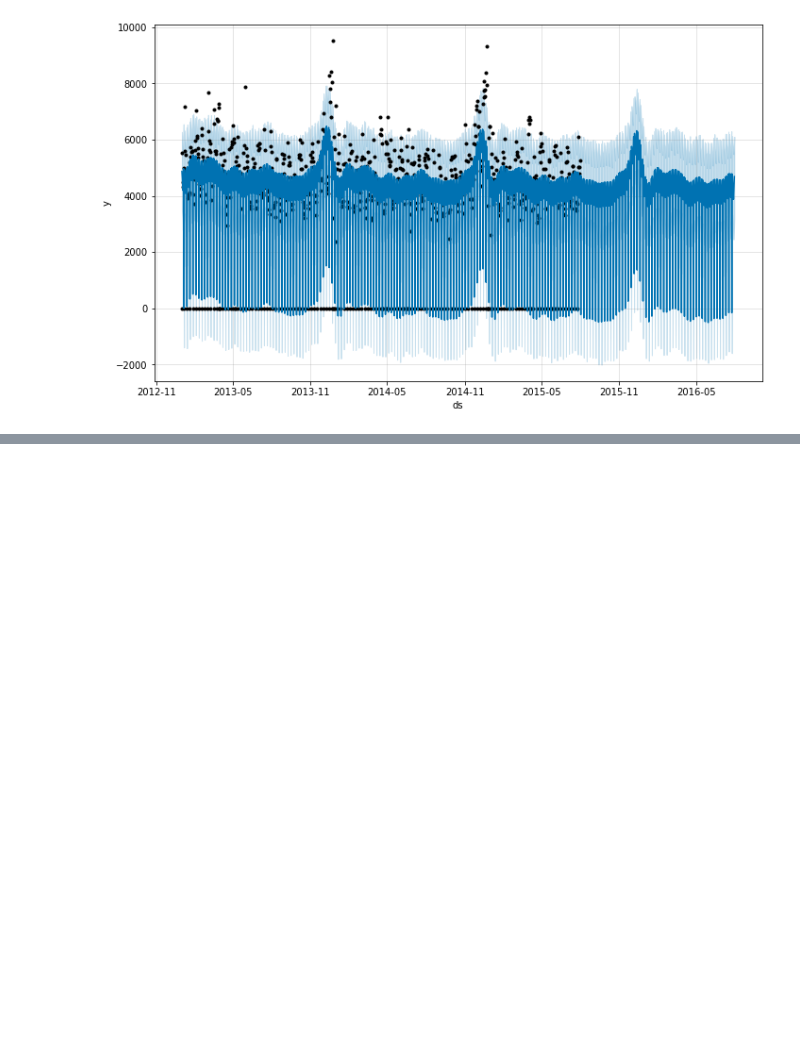
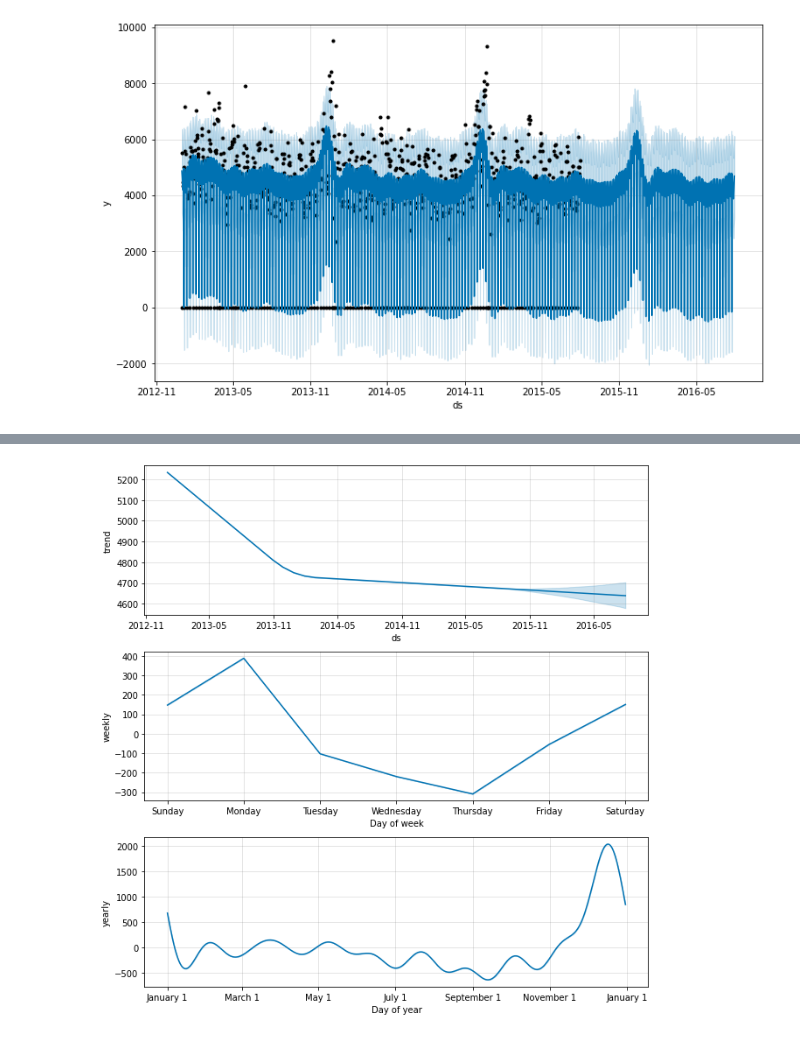
Before and after one commit to sduprey/timeseries_ressources, a Jupyter notebook: Prophet_Rossman.ipynb, the cells around one changed output, grey strips where cells are left out. Saved outputs shown, nothing was run; the diff lists cells and outputs as text; code cells hidden in the pictures; blank space fills up the shorter version.

```diff
--- a/Prophet_Rossman.ipynb
+++ b/Prophet_Rossman.ipynb
@@ -152,0 +182,4 @@ m.plot(forecast);
+# %%
+m2.plot_components(forecast2);
+# %% [output]
+[figure, added]
```
Also changed, not shown: parts of 30 cells of this notebook, 2 other files.
